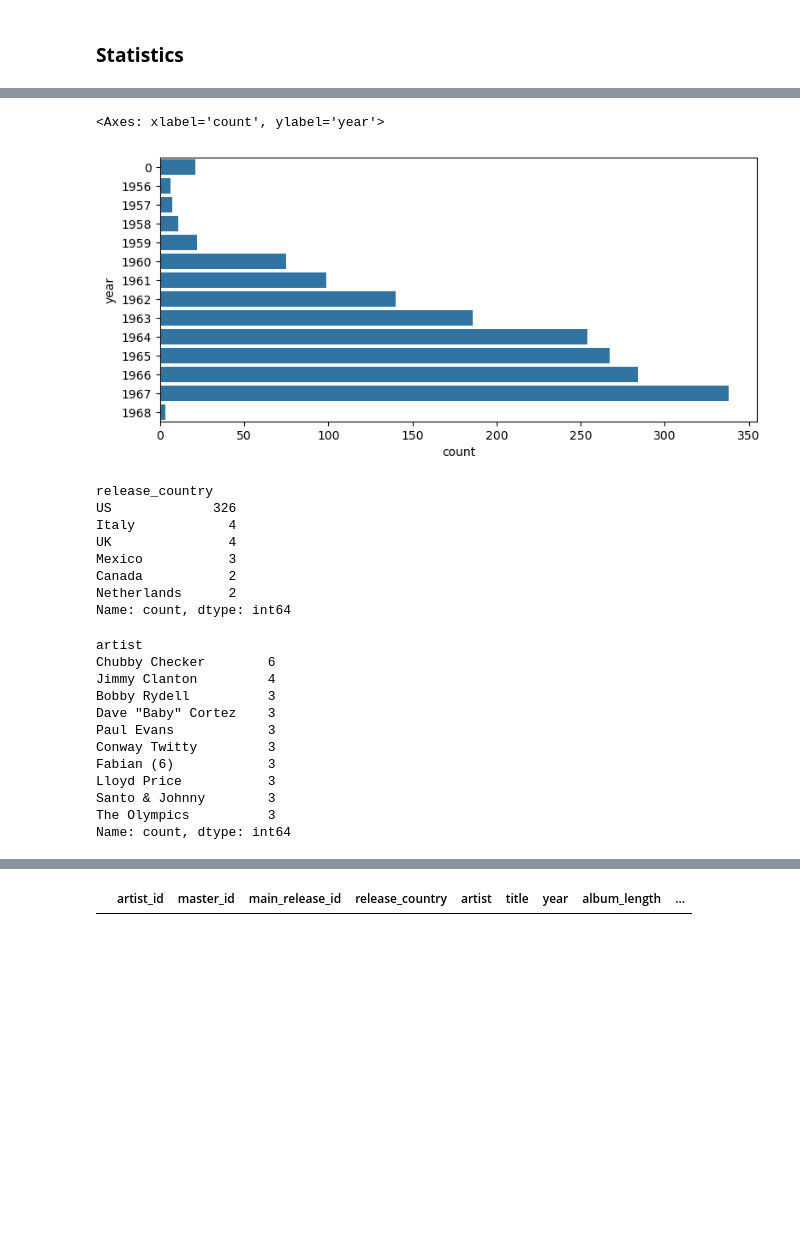
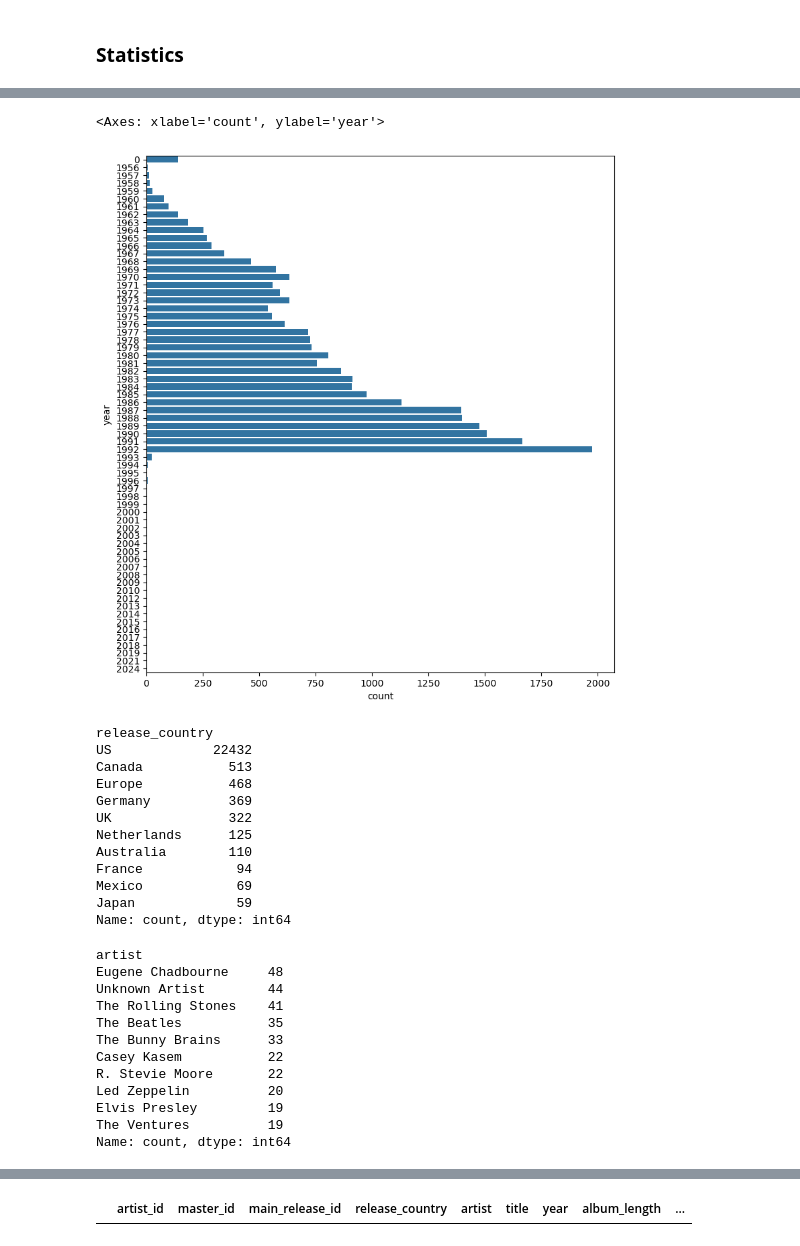
Before and after one commit to arnauog/what_the_rock, a Jupyter notebook: Discogs_API.ipynb, the cells around one changed output, grey strips where cells are left out. Saved outputs shown, nothing was run; the diff lists cells and outputs as text; code cells hidden in the pictures; blank space fills up the shorter version.

```diff
--- a/Discogs_API.ipynb
+++ b/Discogs_API.ipynb
@@ -1003,33 +843,37 @@ df_masters.shape
 # %%
-plt.figure(figsize=(9,4))
-sns.countplot(data=df_masters_concat, y='year')
+plt.figure(figsize=(9,10))
+sns.countplot(data=df_masters, y='year')
 # %% [output]
 <Axes: xlabel='count', ylabel='year'>
-[figure, old version]
+[figure, new version]
 # %%
-df_masters_concat.release_country.value_counts().head(10)
+df_masters.release_country.value_counts().head(10)
 # %% [output]
 release_country
-US             326
-Italy            4
-UK               4
-Mexico           3
-Canada           2
-Netherlands      2
+US             22432
+Canada           513
+Europe           468
+Germany          369
+UK               322
+Netherlands      125
+Australia        110
+France            94
+Mexico            69
+Japan             59
 Name: count, dtype: int64
 # %%
-df_masters_concat.artist.value_counts().head(10)
+df_masters.artist.value_counts().head(10)
 # %% [output]
 artist
-Chubby Checker        6
-Jimmy Clanton         4
-Bobby Rydell          3
-Dave "Baby" Cortez    3
-Paul Evans            3
-Conway Twitty         3
-Fabian (6)            3
-Lloyd Price           3
-Santo & Johnny        3
-The Olympics          3
+Eugene Chadbourne     48
+Unknown Artist        44
+The Rolling Stones    41
+The Beatles           35
+The Bunny Brains      33
+Casey Kasem           22
+R. Stevie Moore       22
+Led Zeppelin          20
+Elvis Presley         19
+The Ventures          19
 Name: count, dtype: int64
 # %%
```
Also changed, not shown: parts of 57 cells of this notebook, 10 other files.
